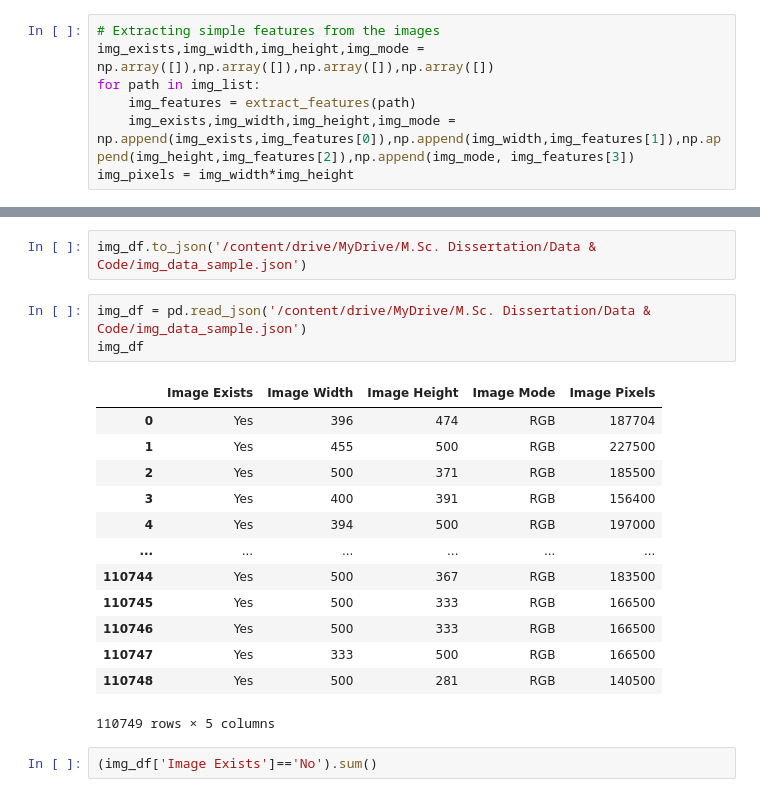
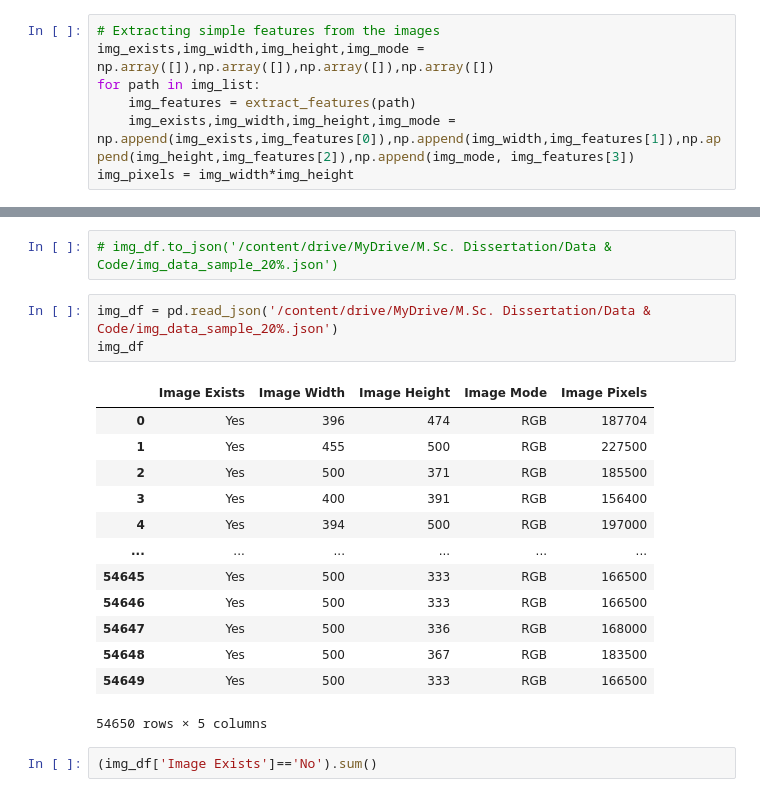
Before and after one commit to allenkuncheria/Social-Media-Popularity-Prediction-using-Multimodal-Deep-Learning, a Jupyter notebook: Image Features.ipynb, the cells around one changed output, grey strips where cells are left out. Cells and saved outputs as stored; diff of their text form.

```diff
--- a/Image Features.ipynb
+++ b/Image Features.ipynb
@@ -154,22 +138,22 @@ img_df.shape
 # %%
-img_df.to_json('/content/drive/MyDrive/M.Sc. Dissertation/Data & Code/img_data_sample.json')
+# img_df.to_json('/content/drive/MyDrive/M.Sc. Dissertation/Data & Code/img_data_sample_20%.json')
 # %%
-img_df = pd.read_json('/content/drive/MyDrive/M.Sc. Dissertation/Data & Code/img_data_sample.json')
+img_df = pd.read_json('/content/drive/MyDrive/M.Sc. Dissertation/Data & Code/img_data_sample_20%.json')
 img_df
 # %% [output]
 |  | Image Exists | Image Width | Image Height | Image Mode | Image Pixels |
 | 0 | Yes | 396 | 474 | RGB | 187704 |
 | 1 | Yes | 455 | 500 | RGB | 227500 |
 | 2 | Yes | 500 | 371 | RGB | 185500 |
 | 3 | Yes | 400 | 391 | RGB | 156400 |
 | 4 | Yes | 394 | 500 | RGB | 197000 |
 | ... | ... | ... | ... | ... | ... |
-| 110744 | Yes | 500 | 367 | RGB | 183500 |
-| 110745 | Yes | 500 | 333 | RGB | 166500 |
-| 110746 | Yes | 500 | 333 | RGB | 166500 |
-| 110747 | Yes | 333 | 500 | RGB | 166500 |
-| 110748 | Yes | 500 | 281 | RGB | 140500 |
+| 54645 | Yes | 500 | 333 | RGB | 166500 |
+| 54646 | Yes | 500 | 333 | RGB | 166500 |
+| 54647 | Yes | 500 | 336 | RGB | 168000 |
+| 54648 | Yes | 500 | 367 | RGB | 183500 |
+| 54649 | Yes | 500 | 333 | RGB | 166500 |
-110749 rows × 5 columns
+54650 rows × 5 columns
 # %%
 (img_df['Image Exists']=='No').sum()
 # %% [output]
```
Also changed, not shown: parts of 17 cells of this notebook, 4 other files.
